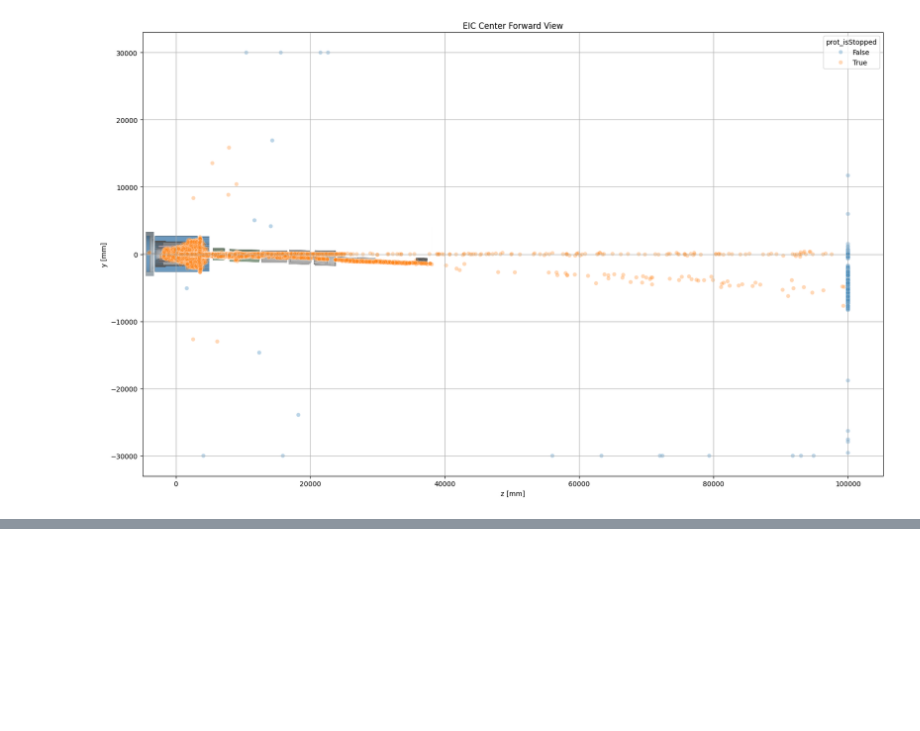
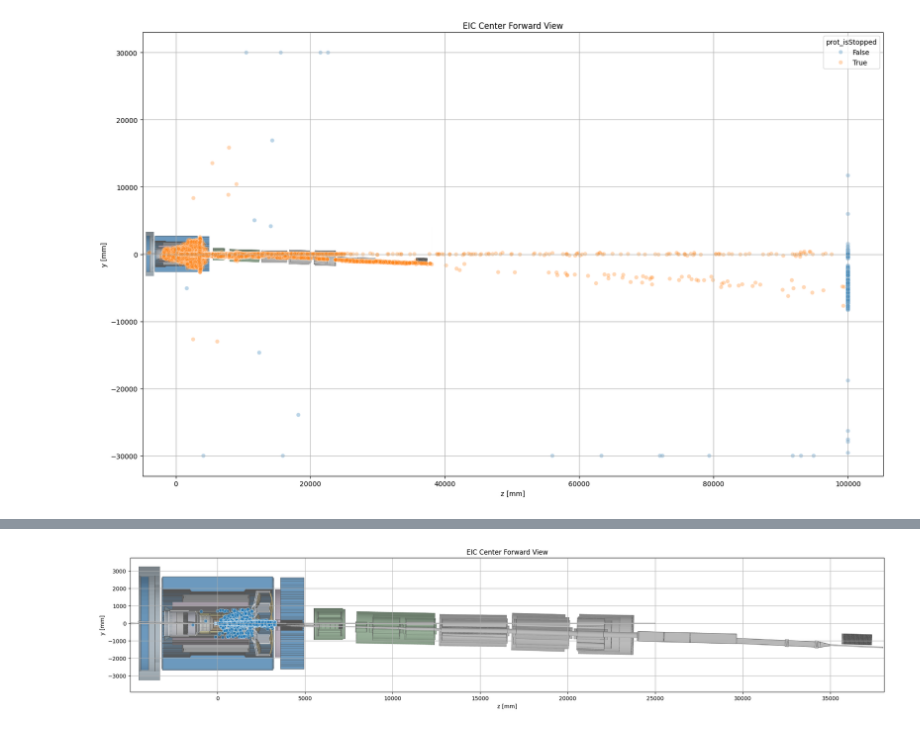
Before and after one commit to Allseeing1620/acceptance-analysis, a Jupyter notebook: analyze-df.ipynb, the cells around one changed output, grey strips where cells are left out. Saved outputs shown, nothing was run; the diff lists cells and outputs as text; code cells hidden in the pictures; blank space fills up the shorter version.

```diff
--- a/analyze-df.ipynb
+++ b/analyze-df.ipynb
@@ -530,0 +616,14 @@ plt.show()
+# %%
+df.dropna(subset=['pimin_sim'], inplace=True)
+decode_sim_flags_vectorized(df, 'pimin_sim', 'pimin_', inplace=True)
+# %%
+lam_prot_pimin_df = df[
+    df['lam_isDecayedInTracker'] &
+    df['prot_isDecayedInTracker'] &
+    df['pimin_isDecayedInTracker']
+]
+
+print("Λ → p + π⁻ in the tracker")
+
+print(f"{len(lam_prot_pimin_df)}")
+print(f"{len(lam_prot_pimin_df)/len(df)*100:.2f}%")
@@ -530,0 +650,22 @@ plt.show()
+# %%
+x = lam_prot_pimin_df['lam_epz']
+y = lam_prot_pimin_df['lam_epy']
+
+
+fig, ax = create_plot_with_background()
+
+# One line solution!
+sns.scatterplot(data=lam_prot_pimin_df, x=x, y=y,
+                alpha=0.6, ax=ax, palette='viridis')
+
+
+ax.set_xlabel("z [mm]")
+ax.set_ylabel("y [mm]")
+ax.set_aspect("equal", adjustable="box")
+ax.grid(True)
+
+
+plt.tight_layout()
+plt.show()
+# %% [output]
+[figure, added]
```
Also changed, not shown: parts of 10 cells of this notebook.
